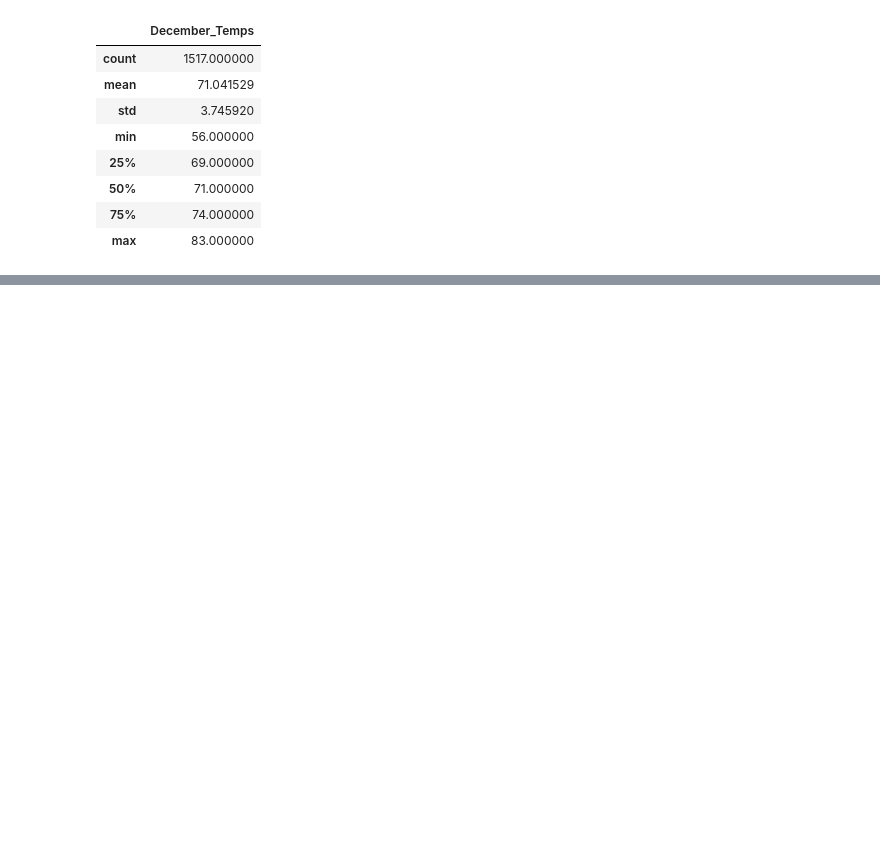
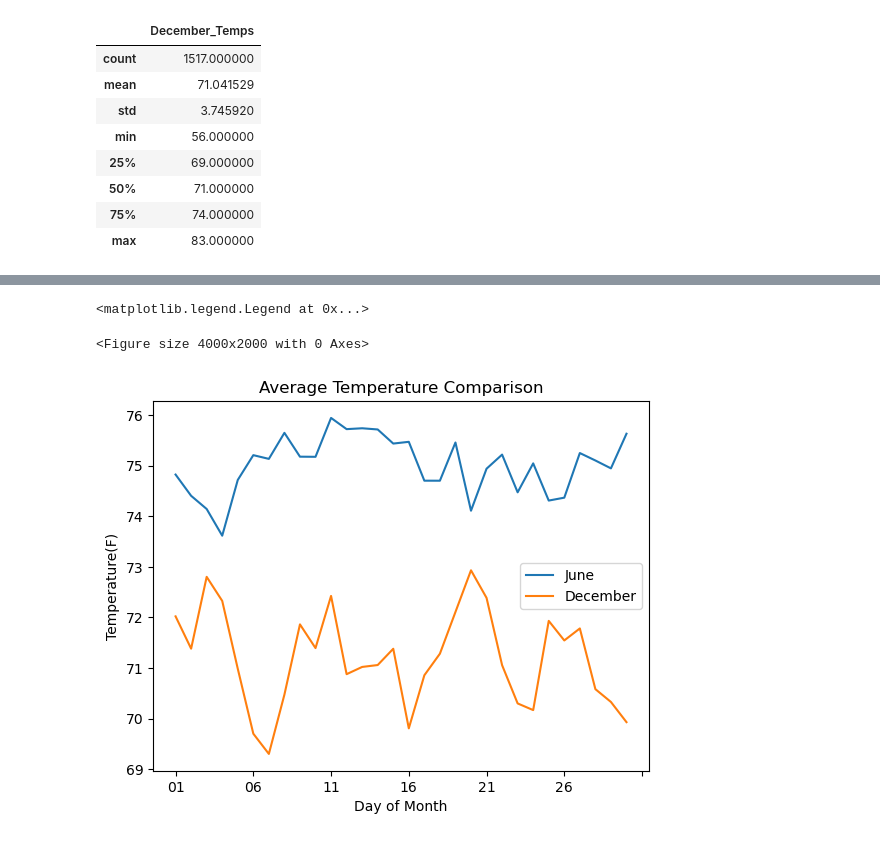
Before and after one commit to ChallahBack83/surfs_up, a Jupyter notebook: SurfsUp_Challenge.ipynb, the cells around one changed output, grey strips where cells are left out. Cells and saved outputs as stored; diff of their text form; code cells hidden in the pictures; blank space fills up the shorter version.

```diff
--- a/SurfsUp_Challenge.ipynb
+++ b/SurfsUp_Challenge.ipynb
@@ -184,0 +474,3 @@ dec_temps_df.describe()
+# %%
+june_temp_avg = june_temp_avg.groupby("Date").mean()
+june_temp_avg.head()
@@ -184,0 +485,7 @@ dec_temps_df.describe()
+# %%
+dec_temp_avg = session.query(Measurement.date, func.avg(Measurement.tobs)).\
+    filter(func.strftime("%m", Measurement.date) == "12").\
+    group_by(Measurement.date).all()
+
+dec_temp_avg = pd.DataFrame(dec_temp_avg, columns =["Date", "Avg_Temp"])
+dec_temp_avg.head()
@@ -184,0 +499,5 @@ dec_temps_df.describe()
+# %%
+dec_temp_avg["Date"] = dec_temp_avg["Date"].str[-2:]
+
+dec_temp_avg = dec_temp_avg.groupby("Date").mean()
+dec_temp_avg.tail()
@@ -184,0 +512,6 @@ dec_temps_df.describe()
+# %%
+temp_avg = june_temp_avg.merge(dec_temp_avg, left_index=True, right_index=True)
+
+temp_avg = temp_avg.rename(columns={"Avg_Temp_x" : "June", "Avg_Temp_y":"December"})
+
+temp_avg
@@ -184,0 +537,16 @@ dec_temps_df.describe()
+# %%
+# Plot Avgerage temp comparison
+
+plt.figure(figsize=(20,10), dpi=200)
+
+temp_avg.plot()
+
+plt.title("Average Temperature Comparison")
+plt.xlabel("Day of Month")
+plt.ylabel("Temperature(F)")
+
+plt.legend()
+# %% [output]
+<matplotlib.legend.Legend at 0x...>
+<Figure size 4000x2000 with 0 Axes>
+[figure, added]
```
Also changed, not shown: parts of 25 cells of this notebook, 5 other files.
